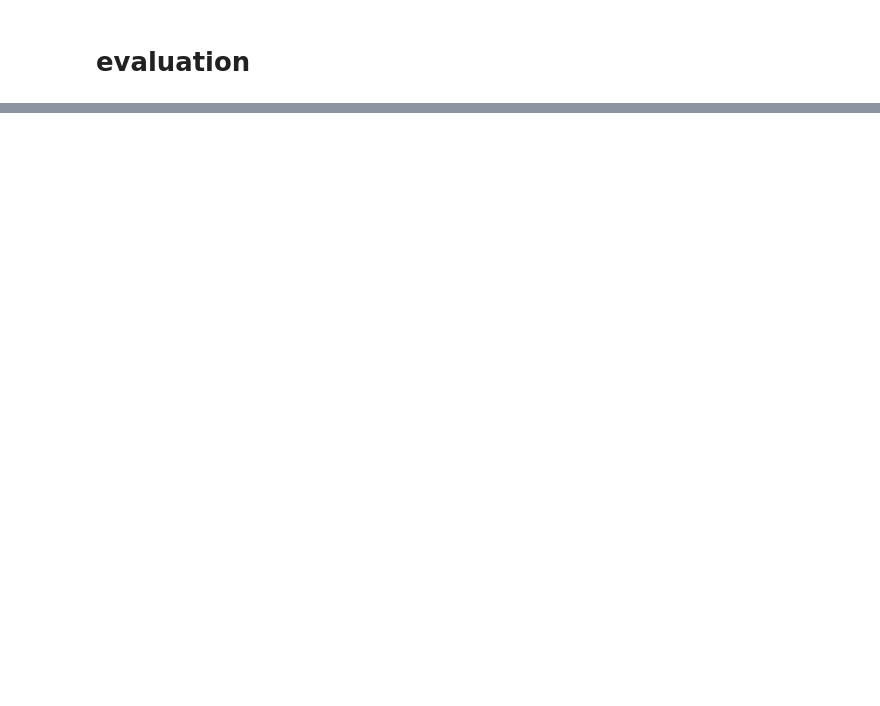
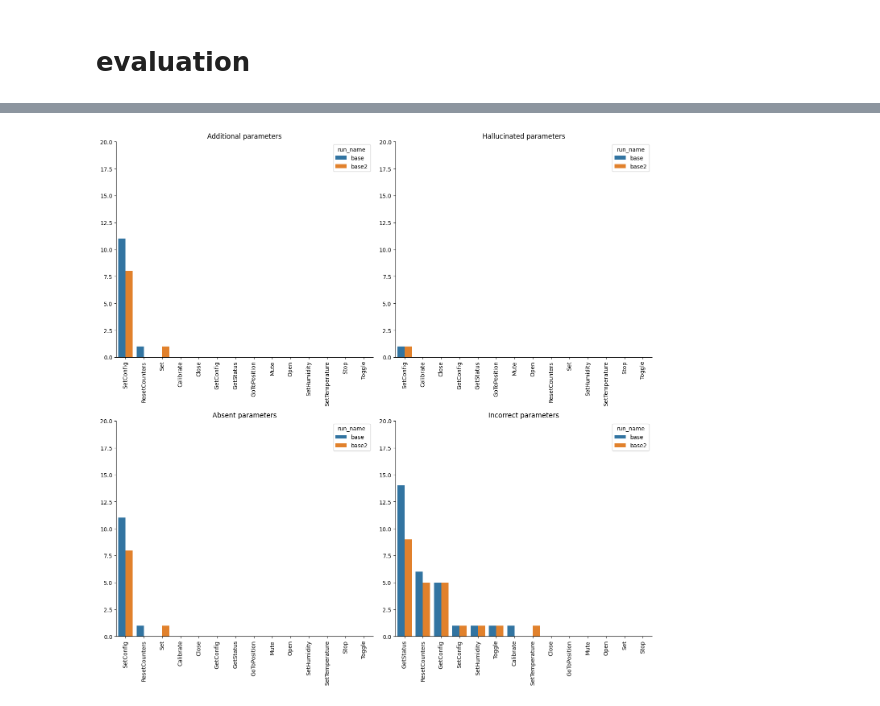
Before and after one commit to viktorpovazhuk/home_assistant_llm, a Jupyter notebook: validation.ipynb, the cells around one changed output, grey strips where cells are left out. Saved outputs shown, nothing was run; the diff lists cells and outputs as text; code cells hidden in the pictures; blank space fills up the shorter version.

```diff
--- a/validation.ipynb
+++ b/validation.ipynb
@@ -570,0 +567,31 @@ plt.show()
+# %%
+def plot_fail_reasons(run_names):
+    df = pd.read_csv(OUTPUT_DIR / 'fail_reasons.csv')
+    df = df[df['run_name'].isin(run_names)]
+    df['method'] = df['method'].apply(lambda x: x.split('.')[1])
+    fig, axs = plt.subplots(nrows=2, ncols=2, figsize=(14, 14))
+    ymax = 20
+
+    order = df.groupby('method')['add'].sum().sort_values(ascending=False).index
+    sns.barplot(data=df, x="method", y="add", hue="run_name", estimator='sum', order=order, ax=axs[0][0], errorbar=None)
+    axs[0][0].set(xlabel='', ylabel='', title="Additional parameters", ylim=(0, ymax))
+    axs[0][0].tick_params(axis='x', rotation=90)
+
+    order = df.groupby('method')['hall'].sum().sort_values(ascending=False).index
+    sns.barplot(data=df, x="method", y="hall", hue="run_name", estimator='sum', order=order, ax=axs[0][1], errorbar=None)
+    axs[0][1].set(xlabel='', ylabel='', title="Hallucinated parameters", ylim=(0, ymax))
+    axs[0][1].tick_params(axis='x', rotation=90)
+
+    order = df.groupby('method')['absent'].sum().sort_values(ascending=False).index
+    sns.barplot(data=df, x="method", y="absent", hue="run_name", estimator='sum', order=order, ax=axs[1][0], errorbar=None)
+    axs[1][0].set(xlabel='', ylabel='', title="Absent parameters", ylim=(0, ymax))
+    axs[1][0].tick_params(axis='x', rotation=90)
+
+    order = df.groupby('method')['incor'].sum().sort_values(ascending=False).index
+    sns.barplot(data=df, x="method", y="incor", hue="run_name", estimator='sum', order=order, ax=axs[1][1], errorbar=None)
+    axs[1][1].set(xlabel='', ylabel='', title="Incorrect parameters", ylim=(0, ymax))
+    axs[1][1].tick_params(axis='x', rotation=90)
+
+    sns.despine()
+    fig.tight_layout()
+    plt.show()
@@ -570,0 +617,4 @@ plt.show()
+# %%
+plot_fail_reasons(['base', 'base2'])
+# %% [output]
+[figure, added]
```
Also changed, not shown: parts of 32 cells of this notebook, 1 other file.
